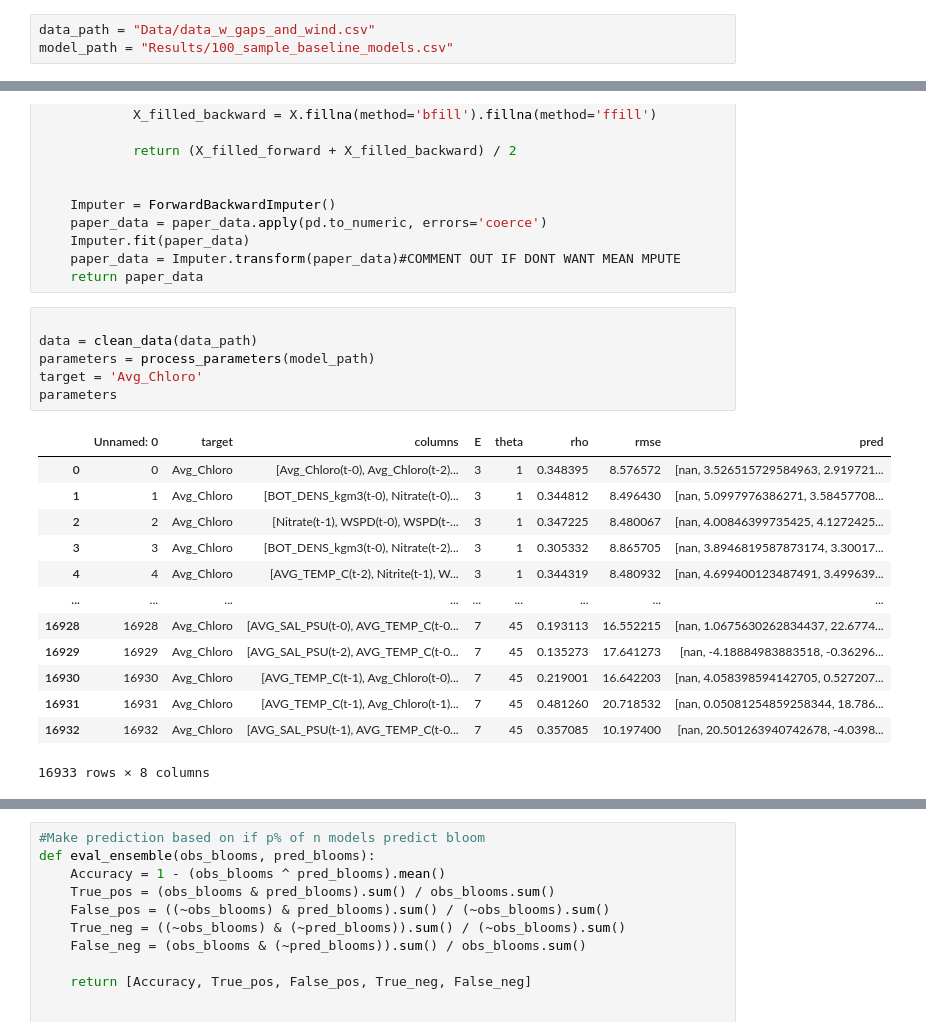
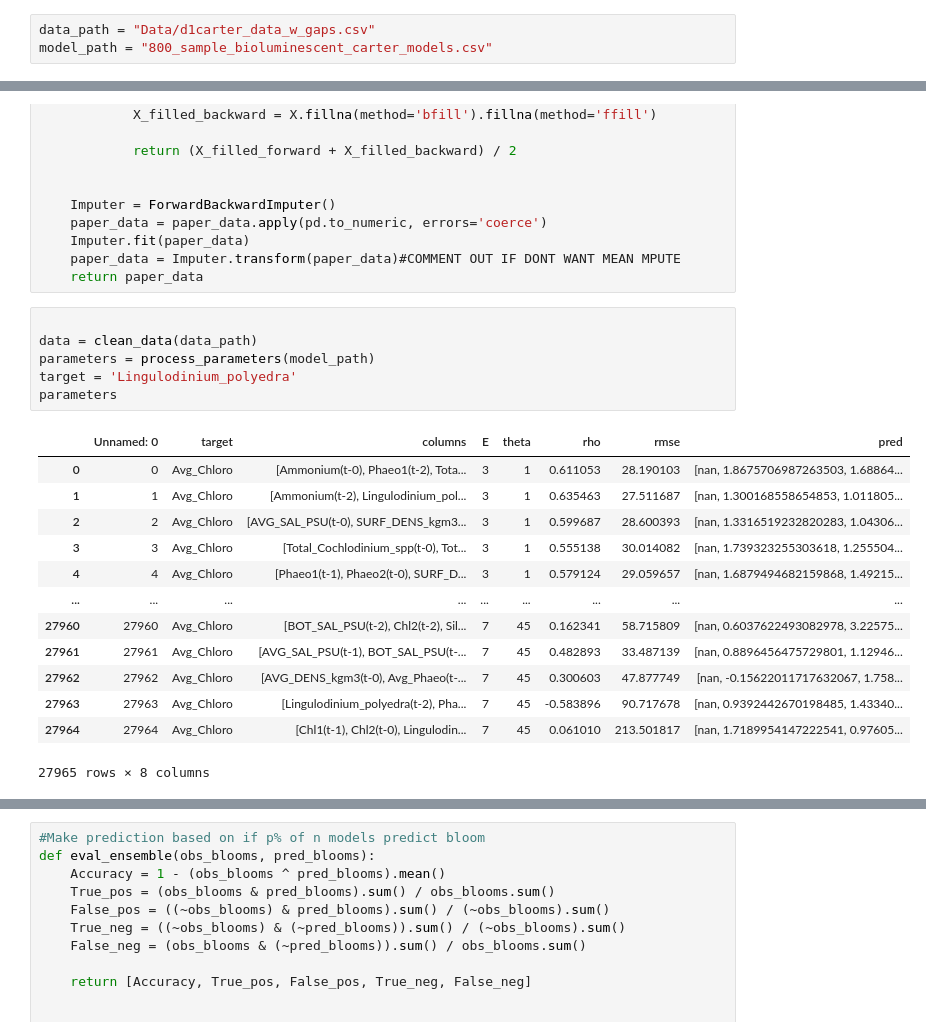
Before and after one commit to aparaselli/HAB-Prediction-Research, a Jupyter notebook: Code/model_analysis.ipynb, the cells around one changed output, grey strips where cells are left out. Saved outputs shown, nothing was run; the diff lists cells and outputs as text.

```diff
--- a/Code/model_analysis.ipynb
+++ b/Code/model_analysis.ipynb
@@ -37,8 +37,8 @@ warnings.filterwarnings("ignore",
     message="A worker stopped while some jobs were given to the executor.",
     module="joblib.externals.loky.process_executor")
 # %%
-data_path = "Data/data_w_gaps_and_wind.csv"
-model_path = "Results/100_sample_baseline_models.csv"
+data_path = "Data/d1carter_data_w_gaps.csv"
+model_path = "800_sample_bioluminescent_carter_models.csv"
 # %%
 def str_to_list(s):
     s = s.replace('nan', 'null')  # Replace 'nan' with 'null' for JSON compatibility
@@ -84,23 +84,23 @@ def clean_data(data_path):
 # %%
 
 data = clean_data(data_path)
 parameters = process_parameters(model_path)
-target = 'Avg_Chloro'
+target = 'Lingulodinium_polyedra'
 parameters
 # %% [output]
 |  | Unnamed: 0 | target | columns | E | theta | rho | rmse | pred |
-| 0 | 0 | Avg_Chloro | [Avg_Chloro(t-0), Avg_Chloro(t-2)... | 3 | 1 | 0.348395 | 8.576572 | [nan, 3.526515729584963, 2.919721... |
-| 1 | 1 | Avg_Chloro | [BOT_DENS_kgm3(t-0), Nitrate(t-0)... | 3 | 1 | 0.344812 | 8.496430 | [nan, 5.0997976386271, 3.58457708... |
-| 2 | 2 | Avg_Chloro | [Nitrate(t-1), WSPD(t-0), WSPD(t-... | 3 | 1 | 0.347225 | 8.480067 | [nan, 4.00846399735425, 4.1272425... |
-| 3 | 3 | Avg_Chloro | [BOT_DENS_kgm3(t-0), Nitrate(t-2)... | 3 | 1 | 0.305332 | 8.865705 | [nan, 3.8946819587873174, 3.30017... |
-| 4 | 4 | Avg_Chloro | [AVG_TEMP_C(t-2), Nitrite(t-1), W... | 3 | 1 | 0.344319 | 8.480932 | [nan, 4.699400123487491, 3.499639... |
+| 0 | 0 | Avg_Chloro | [Ammonium(t-0), Phaeo1(t-2), Tota... | 3 | 1 | 0.611053 | 28.190103 | [nan, 1.8675706987263503, 1.68864... |
+| 1 | 1 | Avg_Chloro | [Ammonium(t-2), Lingulodinium_pol... | 3 | 1 | 0.635463 | 27.511687 | [nan, 1.300168558654853, 1.011805... |
+| 2 | 2 | Avg_Chloro | [AVG_SAL_PSU(t-0), SURF_DENS_kgm3... | 3 | 1 | 0.599687 | 28.600393 | [nan, 1.3316519232820283, 1.04306... |
+| 3 | 3 | Avg_Chloro | [Total_Cochlodinium_spp(t-0), Tot... | 3 | 1 | 0.555138 | 30.014082 | [nan, 1.739323255303618, 1.255504... |
+| 4 | 4 | Avg_Chloro | [Phaeo1(t-1), Phaeo2(t-0), SURF_D... | 3 | 1 | 0.579124 | 29.059657 | [nan, 1.6879494682159868, 1.49215... |
 | ... | ... | ... | ... | ... | ... | ... | ... | ... |
-| 16928 | 16928 | Avg_Chloro | [AVG_SAL_PSU(t-0), AVG_TEMP_C(t-0... | 7 | 45 | 0.193113 | 16.552215 | [nan, 1.0675630262834437, 22.6774... |
-| 16929 | 16929 | Avg_Chloro | [AVG_SAL_PSU(t-2), AVG_TEMP_C(t-0... | 7 | 45 | 0.135273 | 17.641273 | [nan, -4.18884983883518, -0.36296... |
-| 16930 | 16930 | Avg_Chloro | [AVG_TEMP_C(t-1), Avg_Chloro(t-0)... | 7 | 45 | 0.219001 | 16.642203 | [nan, 4.058398594142705, 0.527207... |
-| 16931 | 16931 | Avg_Chloro | [AVG_TEMP_C(t-1), Avg_Chloro(t-1)... | 7 | 45 | 0.481260 | 20.718532 | [nan, 0.05081254859258344, 18.786... |
-| 16932 | 16932 | Avg_Chloro | [AVG_SAL_PSU(t-1), AVG_TEMP_C(t-0... | 7 | 45 | 0.357085 | 10.197400 | [nan, 20.501263940742678, -4.0398... |
+| 27960 | 27960 | Avg_Chloro | [BOT_SAL_PSU(t-2), Chl2(t-2), Sil... | 7 | 45 | 0.162341 | 58.715809 | [nan, 0.6037622493082978, 3.22575... |
+| 27961 | 27961 | Avg_Chloro | [AVG_SAL_PSU(t-1), BOT_SAL_PSU(t-... | 7 | 45 | 0.482893 | 33.487139 | [nan, 0.8896456475729801, 1.12946... |
+| 27962 | 27962 | Avg_Chloro | [AVG_DENS_kgm3(t-0), Avg_Phaeo(t-... | 7 | 45 | 0.300603 | 47.877749 | [nan, -0.15622011717632067, 1.758... |
+| 27963 | 27963 | Avg_Chloro | [Lingulodinium_polyedra(t-2), Pha... | 7 | 45 | -0.583896 | 90.717678 | [nan, 0.9392442670198485, 1.43340... |
+| 27964 | 27964 | Avg_Chloro | [Chl1(t-1), Chl2(t-0), Lingulodin... | 7 | 45 | 0.061010 | 213.501817 | [nan, 1.7189954147222541, 0.97605... |
-16933 rows × 8 columns
+27965 rows × 8 columns
 # %%
 #Find most common parameters
 
```
Also changed, not shown: parts of 2 cells of this notebook, 3 other files.
